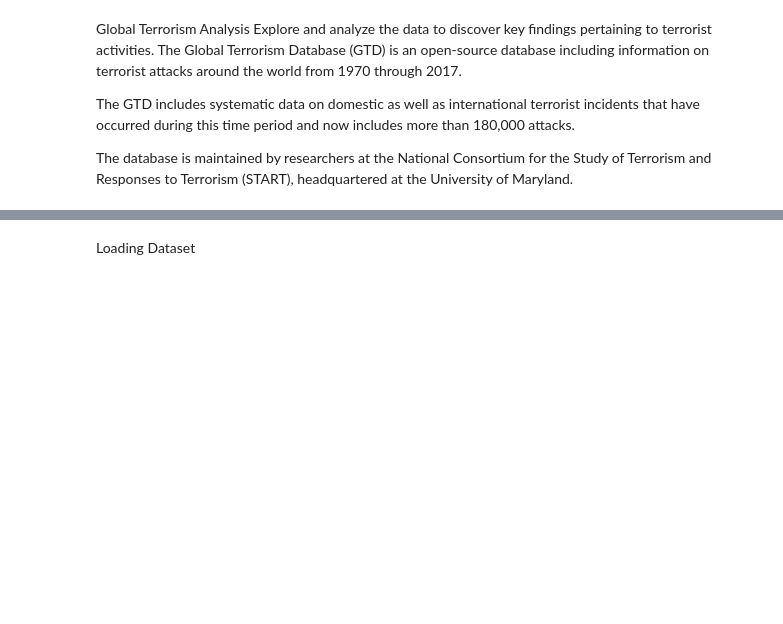
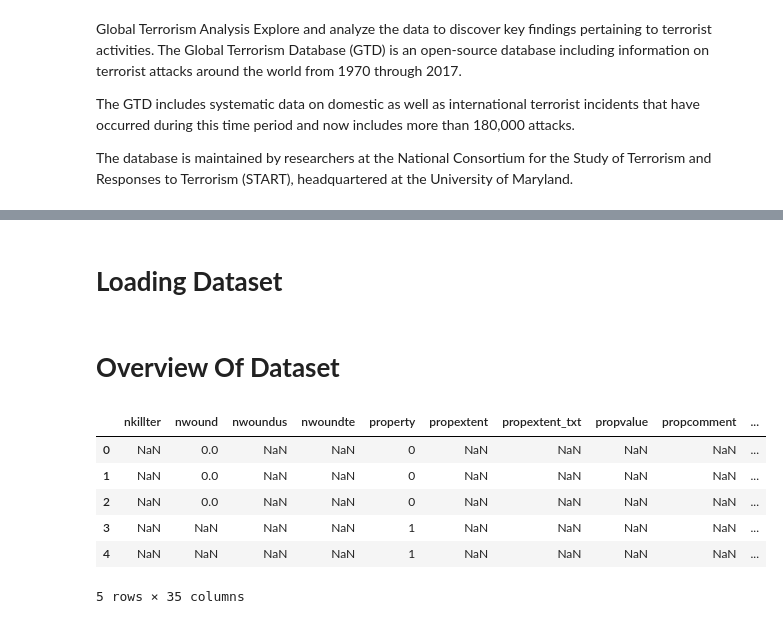
Before and after one commit to sandhyamandoli7/Awesome-Cybersecurity-Handbooks, a Jupyter notebook: Global_Terrorism_Analysis_(EDA).ipynb, the cells around one changed output, grey strips where cells are left out. Cells and saved outputs as stored; diff of their text form; code cells hidden in the pictures; blank space fills up the shorter version.

```diff
--- a/Global_Terrorism_Analysis_(EDA).ipynb
+++ b/Global_Terrorism_Analysis_(EDA).ipynb
@@ -20,9 +28,21 @@ import numpy as np
 import matplotlib.pyplot as plt
 %matplotlib inline
 import seaborn as sns
-# %% [markdown]
-Loading Dataset
+# %% [markdown]
+# **Loading Dataset**
 # %%
 df = pd.read_csv("/content/Global Terrorism Data (1).csv"
                  ,engine="python"
                  ,encoding= "ISO-8859-1")
+# %% [markdown]
+# **Overview Of Dataset**
+# %%
+df.head().iloc[:,100:]
+# %% [output]
+|  | nkillter | nwound | nwoundus | nwoundte | property | propextent | propextent_txt | propvalue | propcomment | ... |
+| 0 | NaN | 0.0 | NaN | NaN | 0 | NaN | NaN | NaN | NaN | ... |
+| 1 | NaN | 0.0 | NaN | NaN | 0 | NaN | NaN | NaN | NaN | ... |
+| 2 | NaN | 0.0 | NaN | NaN | 0 | NaN | NaN | NaN | NaN | ... |
+| 3 | NaN | NaN | NaN | NaN | 1 | NaN | NaN | NaN | NaN | ... |
+| 4 | NaN | NaN | NaN | NaN | 1 | NaN | NaN | NaN | NaN | ... |
+5 rows × 35 columns
```
Also changed, not shown: parts of 30 cells of this notebook.
